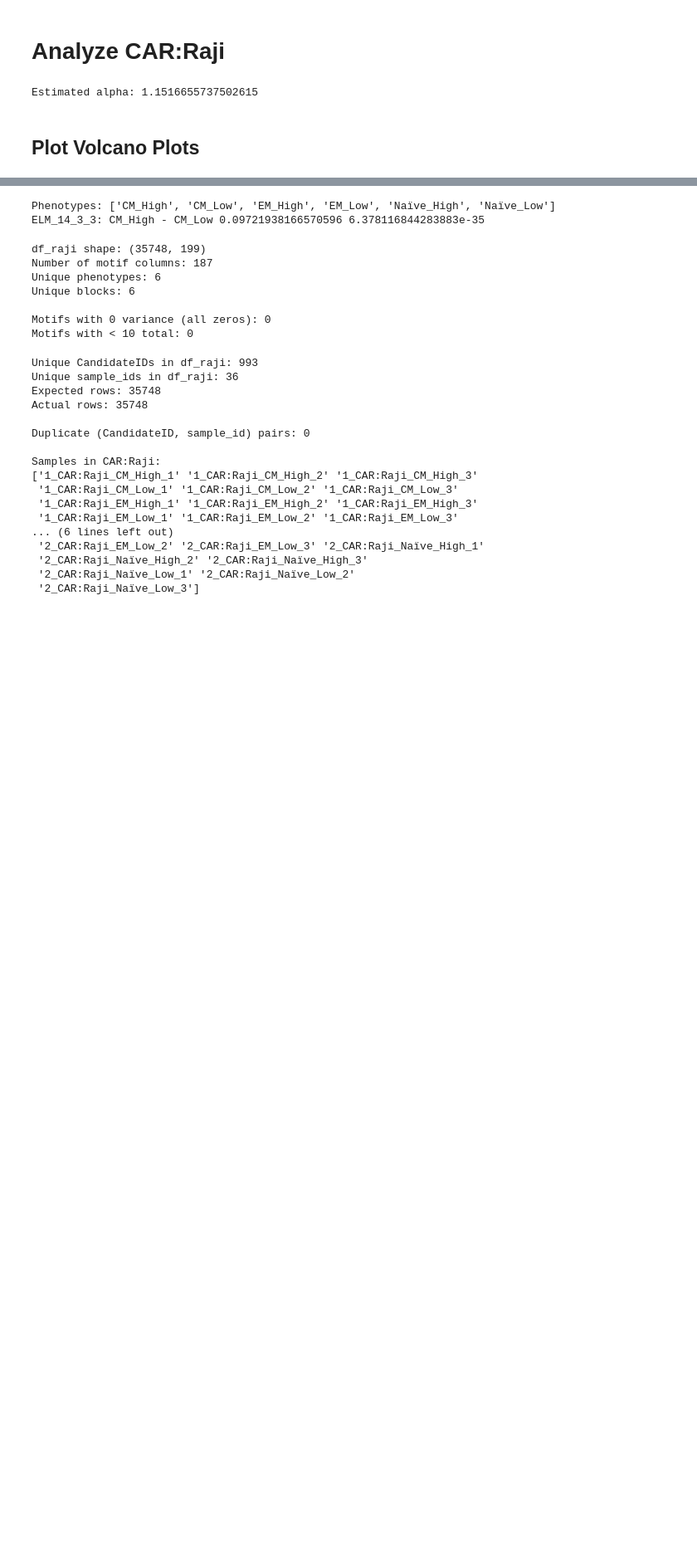
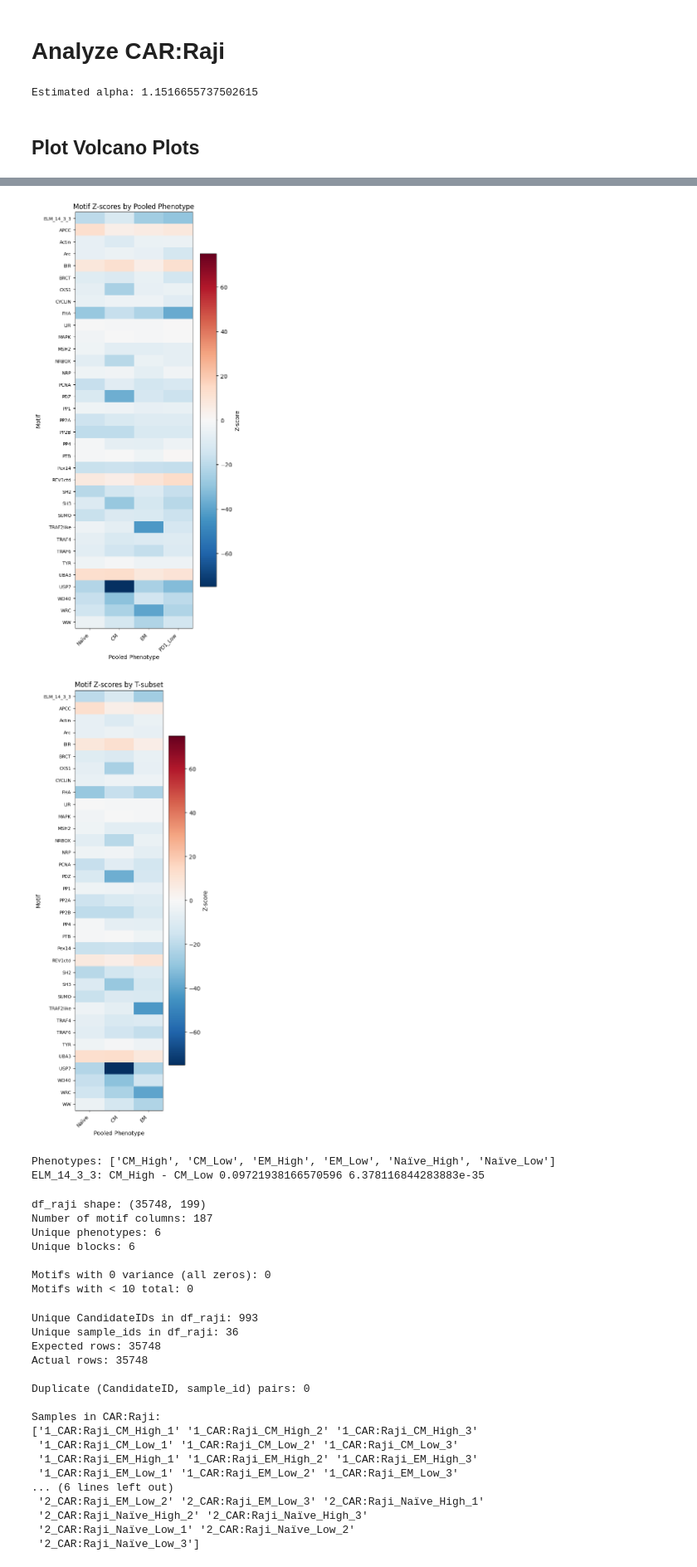
Before and after one commit to LIRGE/CostimScreen, a Jupyter notebook: notebooks/01_refit_joint_model.ipynb, the cells around one changed output, grey strips where cells are left out. Shown at 83% size. Cells and saved outputs as stored; diff of their text form; code cells hidden in the pictures; blank space fills up the shorter version.

```diff
--- a/notebooks/01_refit_joint_model.ipynb
+++ b/notebooks/01_refit_joint_model.ipynb
@@ -262,3 +289,21 @@ tab_pd1.to_csv(results_path / "table_PD1High_vs_PD1Low_pooledTsubset.csv", index
+# %%
+# Heatmap with pooled phenotypes
+fig, ax, data = cs.pooled_coef_heatmap(
+    fit,
+    motifs=motif_cols,
+    title="Motif Z-scores by Pooled Phenotype"
+)
+
+# Without the PD1_Low column
+fig, ax, data = cs.pooled_coef_heatmap(
+    fit,
+    motifs=motif_cols,
+    include_pd1_low=False,
+    title="Motif Z-scores by T-subset"
+)
+# %% [output]
+[figure, added]
+[figure, added]
 # %%
 phenotypes = list(df_raji["phenotype"].cat.categories)
 print("Phenotypes:", phenotypes)
```
Also changed, not shown: parts of 5 cells of this notebook, 17 other files.
